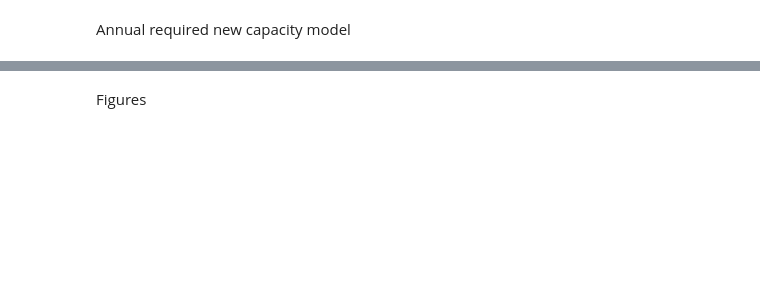
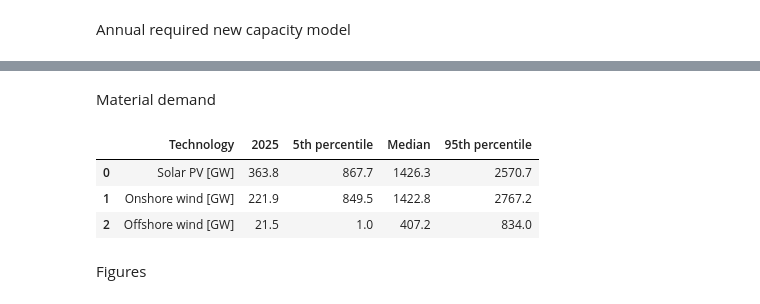
Before and after one commit to mennevdspek/Thesis-model, a Jupyter notebook: spore_model.ipynb, the cells around one changed output, grey strips where cells are left out. Cells and saved outputs as stored; diff of their text form; code cells hidden in the pictures; blank space fills up the shorter version.

```diff
--- a/spore_model.ipynb
+++ b/spore_model.ipynb
@@ -758,2 +1429,80 @@ for _, row in annual_buildout_df.iterrows():
+# %% [markdown]
+Material demand
+# %%
+import numpy as np
+import pandas as pd
+
+
+# ============================================================
+# SETTINGS
+# ============================================================
+
+technologies = [
+    "solar",
+    "onshore wind",
+    "offshore wind",
+]
+
+technology_labels = {
+    "solar": "Solar PV [GW]",
+    "onshore wind": "Onshore wind [GW]",
+    "offshore wind": "Offshore wind [GW]",
+}
+
+capacity_2025 = {
+    "solar": 363.83,
+    "onshore wind": 221.89,
+    "offshore wind": 21.54,
+}
+
+
+# ============================================================
+# CALCULATE STATISTICS ACROSS 441 SPORES
+# ============================================================
+
+rows = []
+
+for tech in technologies:
+
+    capacities_2050 = np.array([
+        EU_total_capacities_2050_per_spore[spore][tech]
+        for spore in spores
+    ])
+
+    rows.append({
+        "Technology": technology_labels[tech],
+        "2025": capacity_2025[tech],
+        "5th percentile": np.percentile(capacities_2050, 5),
+        "Median": np.median(capacities_2050),
+        "95th percentile": np.percentile(capacities_2050, 95),
+    })
+
+
+capacity_summary = pd.DataFrame(rows)
+
+
+# ============================================================
+# ROUND FOR PRESENTATION
+# ============================================================
+
+columns_to_round = [
+    "2025",
+    "5th percentile",
+    "Median",
+    "95th percentile",
+]
+
+capacity_summary[columns_to_round] = (
+    capacity_summary[columns_to_round]
+    .round(1)
+)
+
+
+display(capacity_summary)
+# %% [output]
+|  | Technology | 2025 | 5th percentile | Median | 95th percentile |
+| 0 | Solar PV [GW] | 363.8 | 867.7 | 1426.3 | 2570.7 |
+| 1 | Onshore wind [GW] | 221.9 | 849.5 | 1422.8 | 2767.2 |
+| 2 | Offshore wind [GW] | 21.5 | 1.0 | 407.2 | 834.0 |
 # %% [markdown]
 Figures
```
Also changed, not shown: parts of 36 cells of this notebook, 3 other files.
